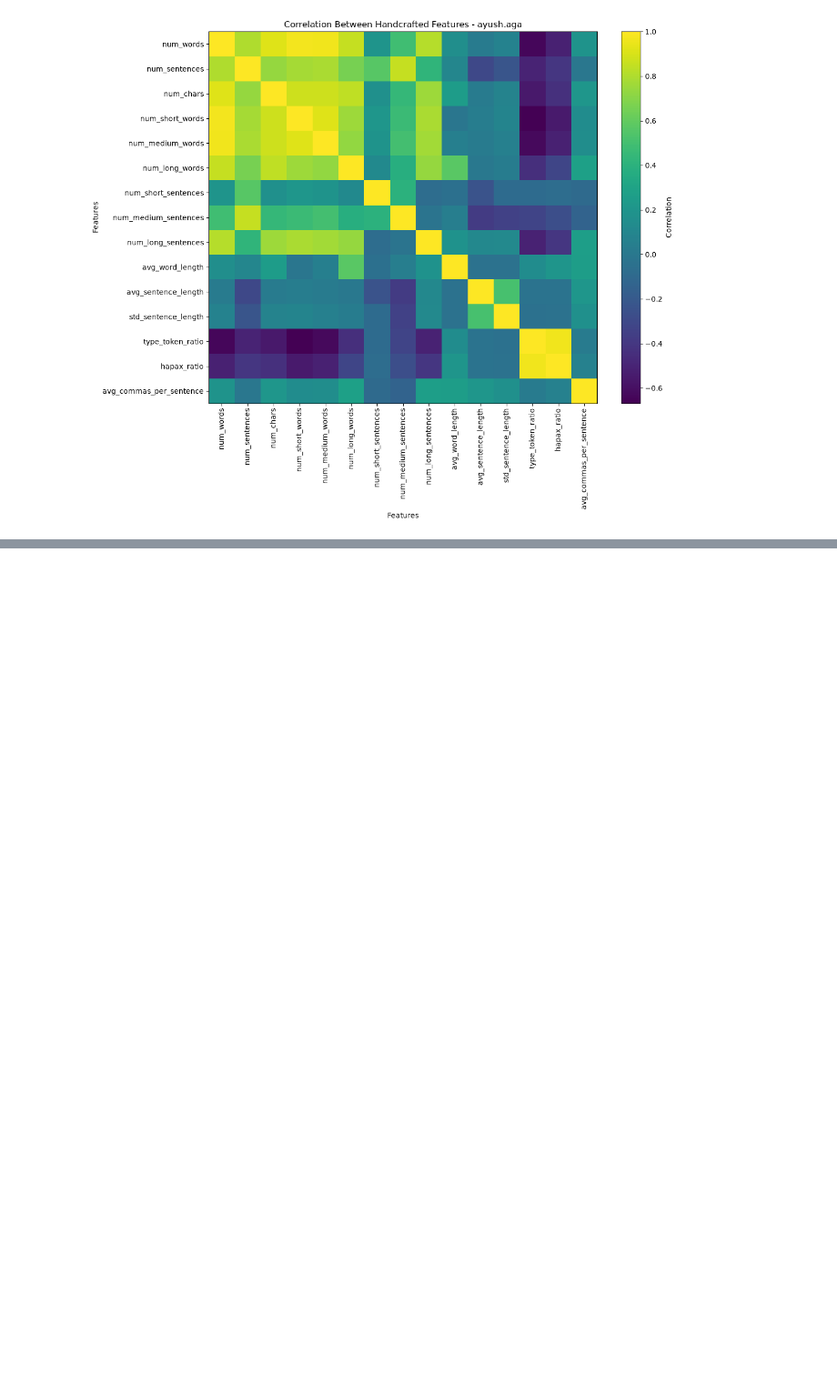
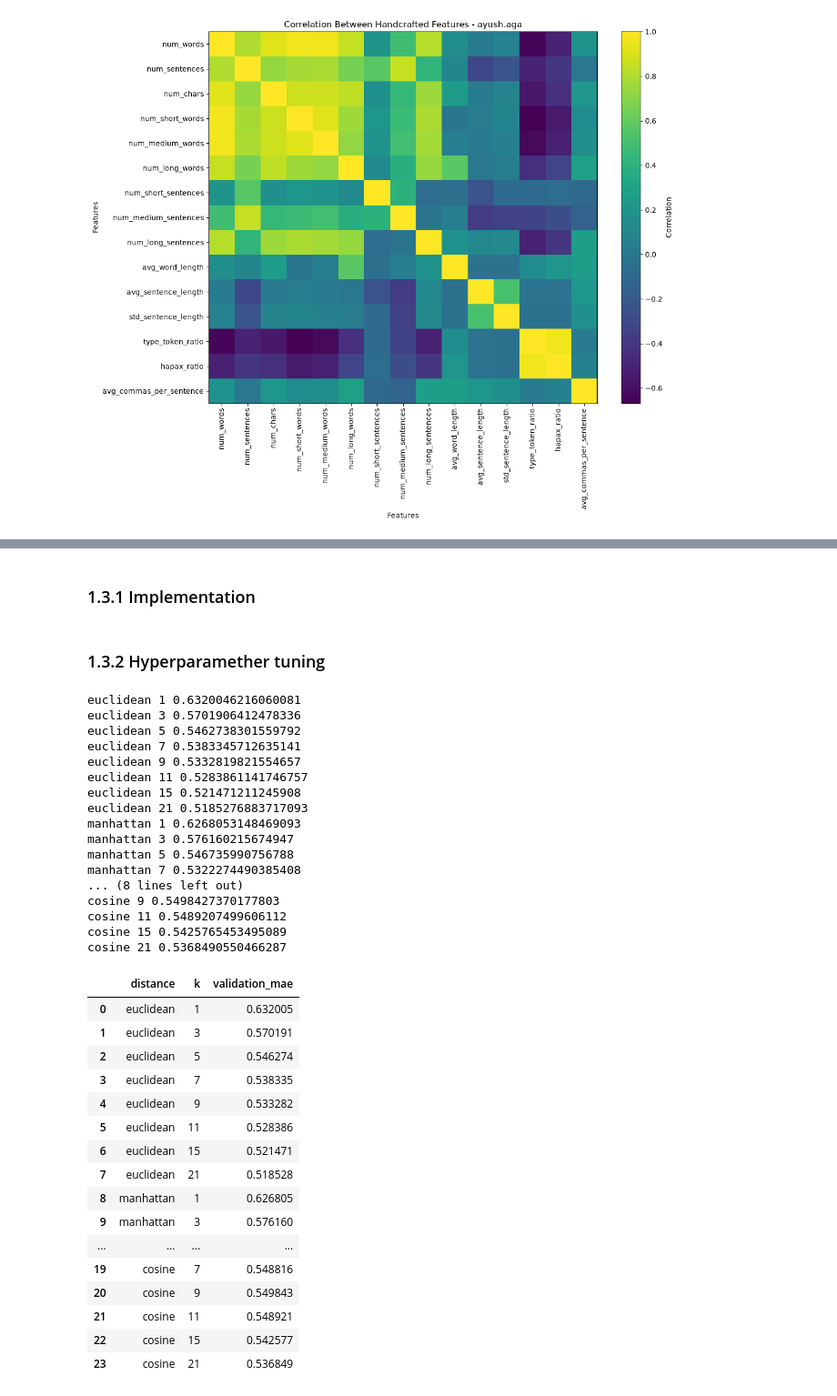
Before and after one commit to BiscBoi28/SMAI_A1, a Jupyter notebook: 2024101026.ipynb, the cells around one changed output, grey strips where cells are left out. Shown at 91% size. Drawn from its saved outputs; the diff is of its cells as text; code cells hidden in the pictures; blank space fills up the shorter version.

```diff
--- a/2024101026.ipynb
+++ b/2024101026.ipynb
@@ -373,0 +377,2 @@ plt.show()
+# %% [markdown]
+### 1.3.1 Implementation
@@ -373,0 +436,78 @@ plt.show()
+# %% [markdown]
+### 1.3.2 Hyperparamether tuning
+# %%
+k_values = [1, 3, 5, 7, 9, 11, 15, 21]
+distance_metrics = ["euclidean", "manhattan", "cosine"]
+
+results = []
+
+def mean_absolute_error(y_true, y_pred):
+    """Compute mean absolute error."""
+    y_true = np.asarray(y_true)
+    y_pred = np.asarray(y_pred)
+
+    return np.mean(np.abs(y_true - y_pred))
+
+for distance in distance_metrics:
+    for k in k_values:
+
+        model = KNN(k=k, distance=distance)
+        model.fit(X_train_norm, y_train)
+
+        y_val_pred = model.predict(X_val_norm)
+
+        mae = mean_absolute_error(y_val, y_val_pred)
+
+        results.append({
+            "distance": distance,
+            "k": k,
+            "validation_mae": mae
+        })
+
+        print(distance, k, mae)
+
+results_df = pd.DataFrame(results)
+results_df
+
+# smaller test (takes about a minute to run)
+# model = KNN(k=5, distance="euclidean")
+# model.fit(X_train_norm, y_train)
+
+# y_val_pred = model.predict(X_val_norm)
+
+# print(mean_absolute_error(y_val, y_val_pred))
+# %% [output]
+euclidean 1 0.6320046216060081
+euclidean 3 0.5701906412478336
+euclidean 5 0.5462738301559792
+euclidean 7 0.5383345712635141
+euclidean 9 0.5332819821554657
+euclidean 11 0.5283861141746757
+euclidean 15 0.521471211245908
+euclidean 21 0.5185276883717093
+manhattan 1 0.6268053148469093
+manhattan 3 0.576160215674947
+manhattan 5 0.546735990756788
+manhattan 7 0.5322274490385408
+... (8 lines left out)
+cosine 9 0.5498427370177803
+cosine 11 0.5489207499606112
+cosine 15 0.5425765453495089
+cosine 21 0.5368490550466287
+|  | distance | k | validation_mae |
+| 0 | euclidean | 1 | 0.632005 |
+| 1 | euclidean | 3 | 0.570191 |
+| 2 | euclidean | 5 | 0.546274 |
+| 3 | euclidean | 7 | 0.538335 |
+| 4 | euclidean | 9 | 0.533282 |
+| 5 | euclidean | 11 | 0.528386 |
+| 6 | euclidean | 15 | 0.521471 |
+| 7 | euclidean | 21 | 0.518528 |
+| 8 | manhattan | 1 | 0.626805 |
+| 9 | manhattan | 3 | 0.576160 |
+| ... | ... | ... | ... |
+| 19 | cosine | 7 | 0.548816 |
+| 20 | cosine | 9 | 0.549843 |
+| 21 | cosine | 11 | 0.548921 |
+| 22 | cosine | 15 | 0.542577 |
+| 23 | cosine | 21 | 0.536849 |
```
Also changed, not shown: parts of 8 cells of this notebook.
